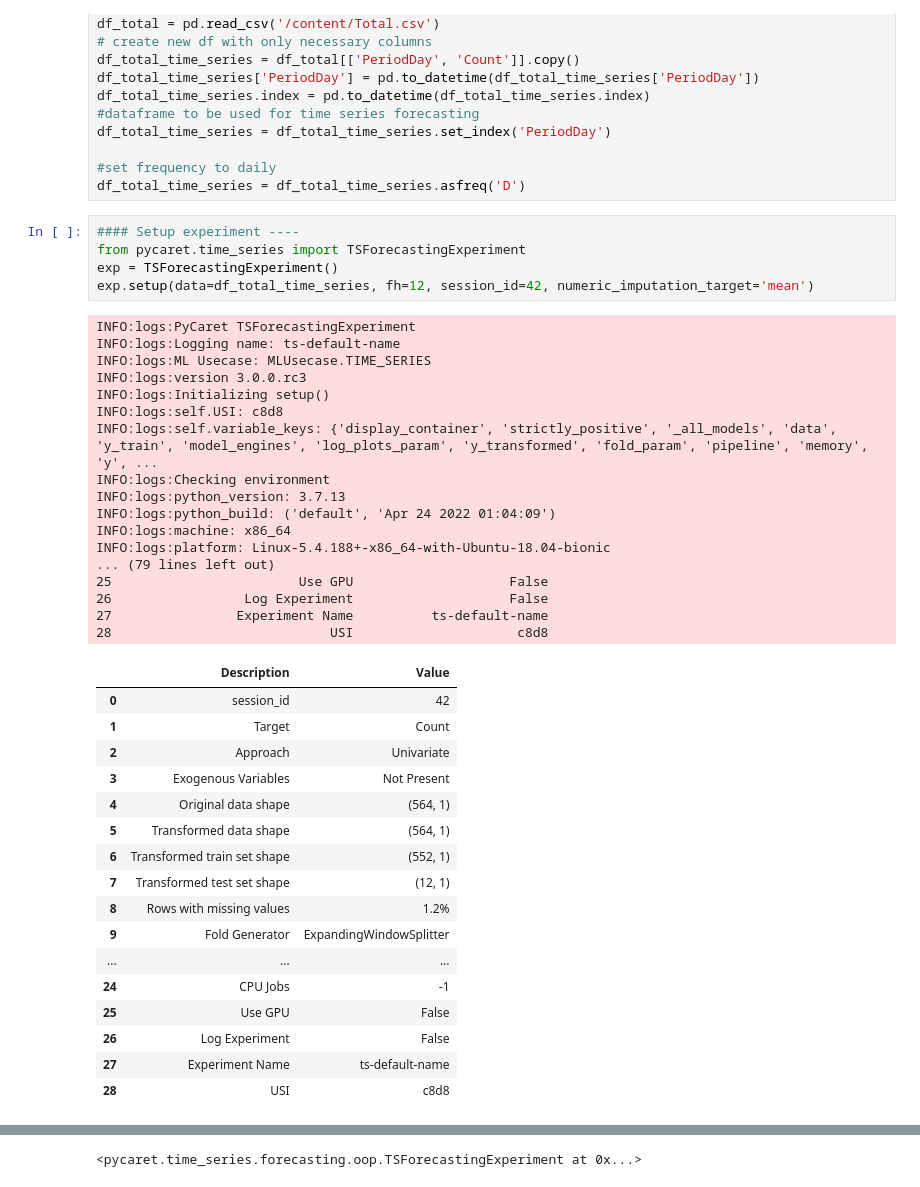
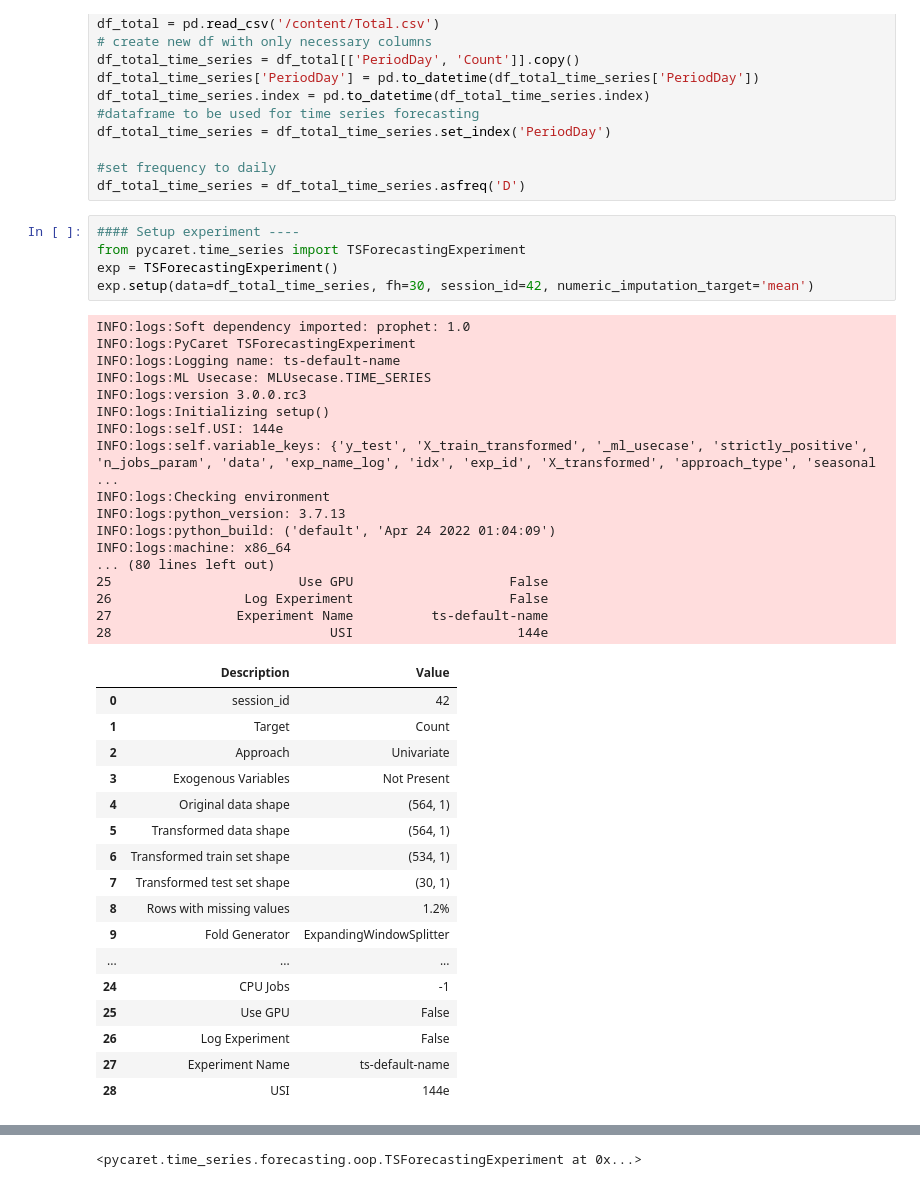
Before and after one commit to nazike/TS_analysis, a Jupyter notebook: pycaret_ts_prophet.ipynb, the cells around one changed output, grey strips where cells are left out. Saved outputs shown, nothing was run; the diff lists cells and outputs as text.

```diff
--- a/pycaret_ts_prophet.ipynb
+++ b/pycaret_ts_prophet.ipynb
@@ -57,35 +57,35 @@ df_total_time_series = df_total_time_series.asfreq('D')
 # %%
 #### Setup experiment ----
 from pycaret.time_series import TSForecastingExperiment
 exp = TSForecastingExperiment()
-exp.setup(data=df_total_time_series, fh=12, session_id=42, numeric_imputation_target='mean')
+exp.setup(data=df_total_time_series, fh=30, session_id=42, numeric_imputation_target='mean')
 # %% [output]
+INFO:logs:Soft dependency imported: prophet: 1.0
 INFO:logs:PyCaret TSForecastingExperiment
 INFO:logs:Logging name: ts-default-name
 INFO:logs:ML Usecase: MLUsecase.TIME_SERIES
 INFO:logs:version 3.0.0.rc3
 INFO:logs:Initializing setup()
-INFO:logs:self.USI: c8d8
-INFO:logs:self.variable_keys: {'display_container', 'strictly_positive', '_all_models', 'data', 'y_train', 'model_engines', 'log_plots_param', 'y_transformed', 'fold_param', 'pipeline', 'memory', 'y', ...
+INFO:logs:self.USI: 144e
+INFO:logs:self.variable_keys: {'y_test', 'X_train_transformed', '_ml_usecase', 'strictly_positive', 'n_jobs_param', 'data', 'exp_name_log', 'idx', 'exp_id', 'X_transformed', 'approach_type', 'seasonal ...
 INFO:logs:Checking environment
 INFO:logs:python_version: 3.7.13
 INFO:logs:python_build: ('default', 'Apr 24 2022 01:04:09')
 INFO:logs:machine: x86_64
-INFO:logs:platform: Linux-5.4.188+-x86_64-with-Ubuntu-18.04-bionic
-... (79 lines left out)
+... (80 lines left out)
 25                        Use GPU                    False
 26                 Log Experiment                    False
 27                Experiment Name          ts-default-name
-28                            USI                     c8d8
+28                            USI                     144e
 |  | Description | Value |
 | 0 | session_id | 42 |
 | 1 | Target | Count |
 | 2 | Approach | Univariate |
 | 3 | Exogenous Variables | Not Present |
 | 4 | Original data shape | (564, 1) |
 | 5 | Transformed data shape | (564, 1) |
-| 6 | Transformed train set shape | (552, 1) |
-| 7 | Transformed test set shape | (12, 1) |
+| 6 | Transformed train set shape | (534, 1) |
+| 7 | Transformed test set shape | (30, 1) |
 | 8 | Rows with missing values | 1.2% |
 | 9 | Fold Generator | ExpandingWindowSplitter |
 | ... | ... | ... |
@@ -93,7 +93,7 @@ INFO:logs:platform: Linux-5.4.188+-x86_64-with-Ubuntu-18.04-bionic
 | 25 | Use GPU | False |
 | 26 | Log Experiment | False |
 | 27 | Experiment Name | ts-default-name |
-| 28 | USI | c8d8 |
+| 28 | USI | 144e |
 INFO:logs:Engine successfully changes for model 'auto_arima' to 'pmdarima'.
 INFO:logs:Soft dependency imported: prophet: 1.0
 INFO:logs:Soft dependency imported: xgboost: 0.90
```
Also changed, not shown: parts of 7 cells of this notebook.
